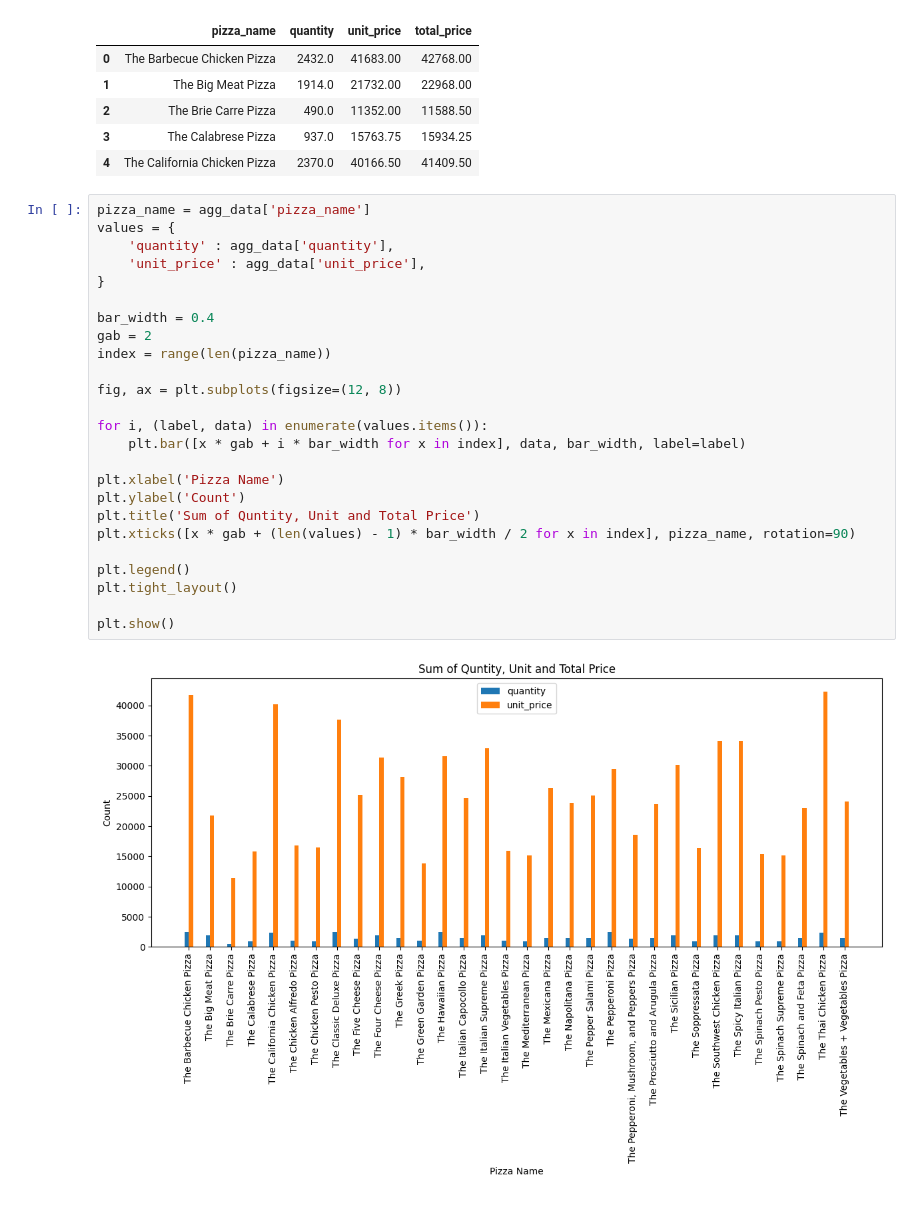
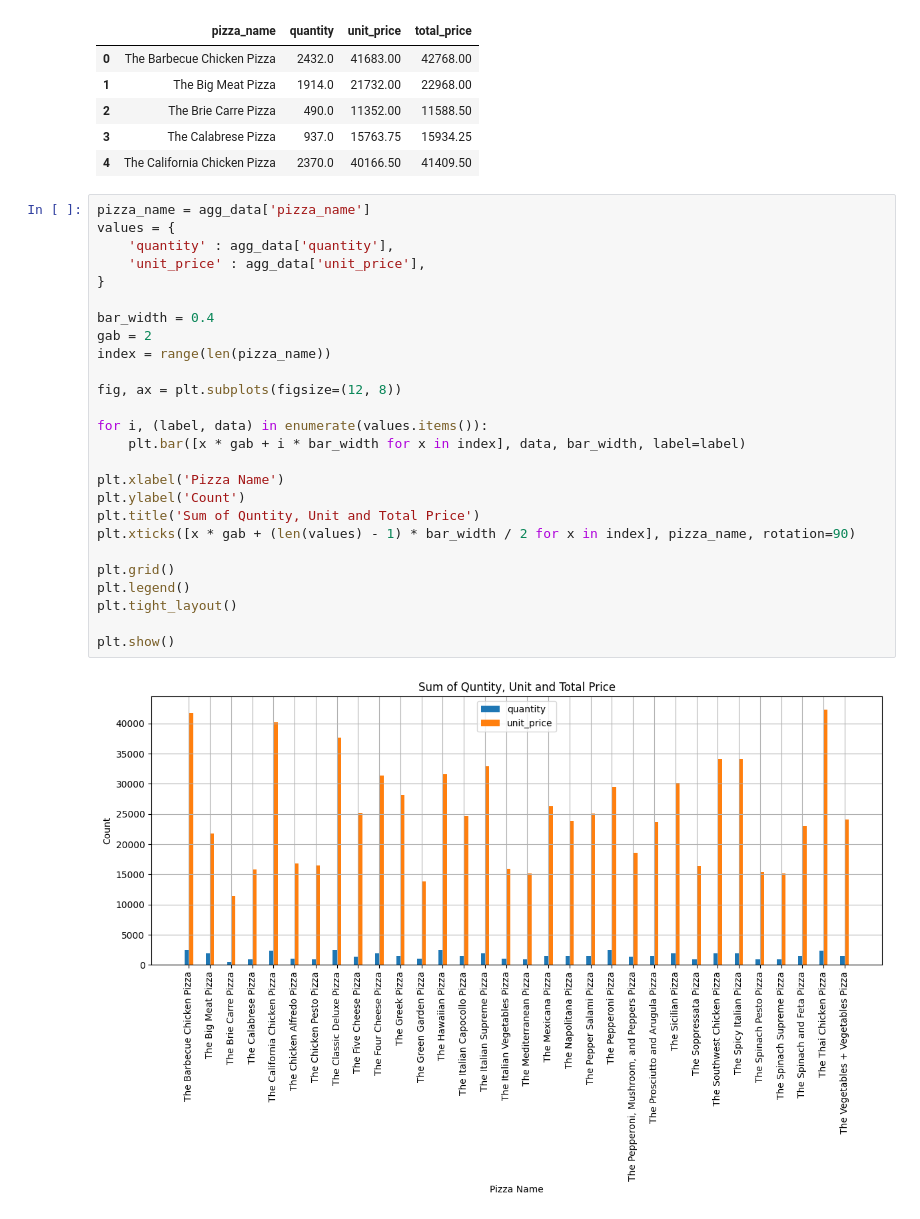
Before and after one commit to Udhay2898/Project, a Jupyter notebook: Pizza_Sales.ipynb, the cells around one changed output. Drawn from its saved outputs; the diff is of its cells as text.

```diff
--- a/Pizza_Sales.ipynb
+++ b/Pizza_Sales.ipynb
@@ -200,27 +200,28 @@ agg_data.head(5)
 # %%
 pizza_name = agg_data['pizza_name']
 values = {
     'quantity' : agg_data['quantity'],
     'unit_price' : agg_data['unit_price'],
 }
 
 bar_width = 0.4
 gab = 2
 index = range(len(pizza_name))
 
 fig, ax = plt.subplots(figsize=(12, 8))
 
 for i, (label, data) in enumerate(values.items()):
     plt.bar([x * gab + i * bar_width for x in index], data, bar_width, label=label)
 
 plt.xlabel('Pizza Name')
 plt.ylabel('Count')
 plt.title('Sum of Quntity, Unit and Total Price')
 plt.xticks([x * gab + (len(values) - 1) * bar_width / 2 for x in index], pizza_name, rotation=90)
 
+plt.grid()
 plt.legend()
 plt.tight_layout()
 
 plt.show()
 # %% [output]
-[figure, old version]
+[figure, new version]
```
Also changed, not shown: parts of 2 cells of this notebook.
